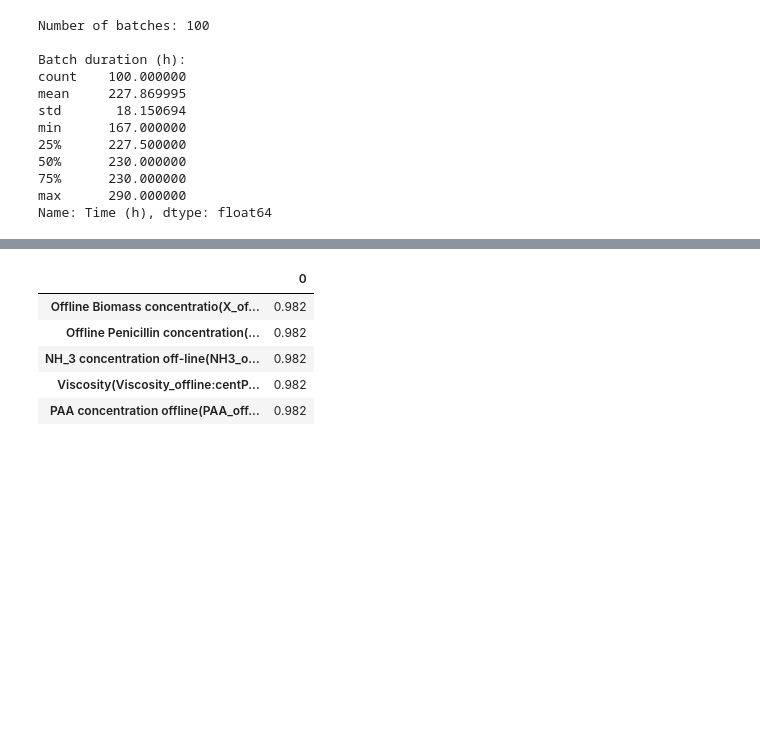
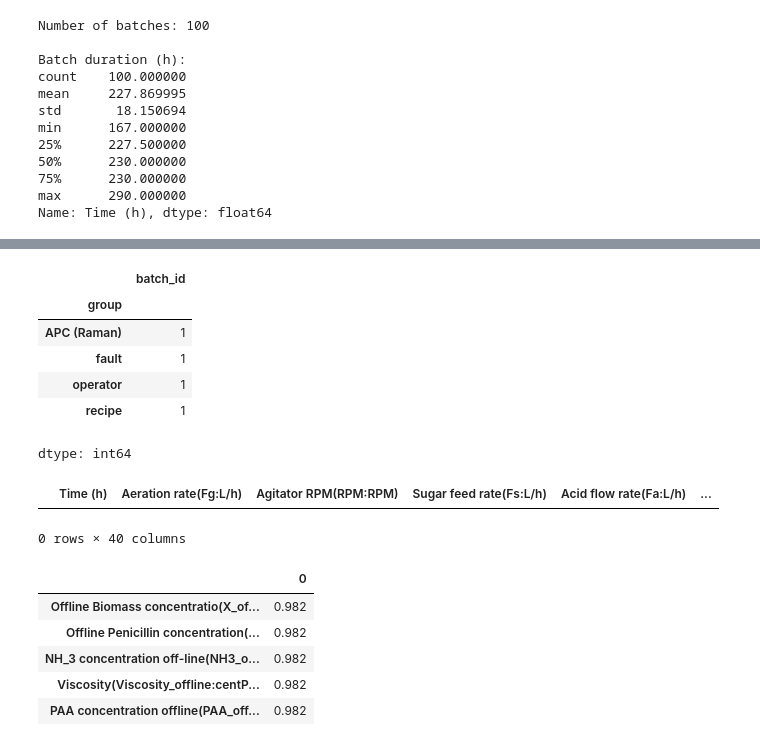
Before and after one commit to AHichem/resilient-process-monitoring, a Jupyter notebook: notebooks/01_load_and_explore.ipynb, the cells around one changed output, grey strips where cells are left out. Drawn from its saved outputs; the diff is of its cells as text; code cells hidden in the pictures; blank space fills up the shorter version.

```diff
--- a/notebooks/01_load_and_explore.ipynb
+++ b/notebooks/01_load_and_explore.ipynb
@@ -256,3 +280,18 @@ Name: Time (h), dtype: float64
+# %%
+df[df['batch_id'].isin([67, 5, 15, 17, 75])].groupby('group')['batch_id'].nunique()
+# %% [output]
+|  | batch_id |
+| group |  |
+| APC (Raman) | 1 |
+| fault | 1 |
+| operator | 1 |
+| recipe | 1 |
+dtype: int64
+# %%
+df[df['batch_id'].isin([29,3,23,45,25])].group.unique()
+# %% [output]
+|  | Time (h) | Aeration rate(Fg:L/h) | Agitator RPM(RPM:RPM) | Sugar feed rate(Fs:L/h) | Acid flow rate(Fa:L/h) | ... |
+0 rows × 40 columns
 # %%
 #Share of missing values per column
 missing = df.isna().mean().sort_values(ascending=False)
```
Also changed, not shown: parts of 2 cells of this notebook.
